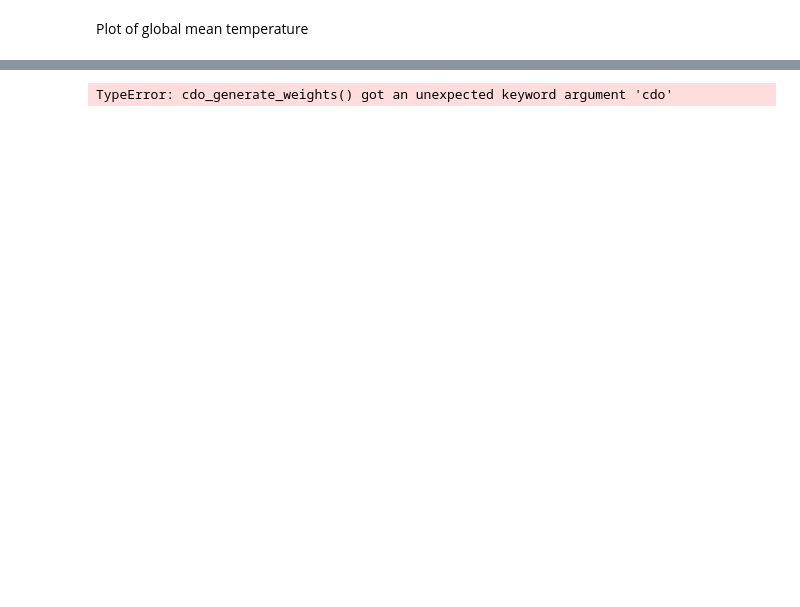
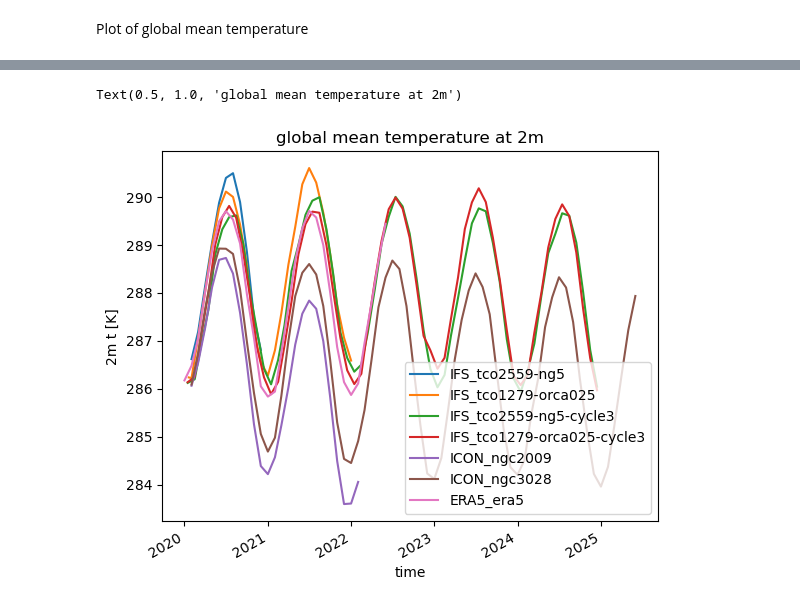
Before and after one commit to DestinE-Climate-DT/AQUA, a Jupyter notebook: diagnostics/basic_stats/global_temp.ipynb, the cells around one changed output, grey strips where cells are left out. Cells and saved outputs as stored; diff of their text form; code cells hidden in the pictures; blank space fills up the shorter version.

Commit message:
includes cycle3 with LRA

```diff
--- a/diagnostics/basic_stats/global_temp.ipynb
+++ b/diagnostics/basic_stats/global_temp.ipynb
@@ -57,25 +60,26 @@ data
 Plot of global mean temperature
 # %%
 model_list = ["IFS", "ICON", "ERA5"]
-exp_name = {"IFS": ["tco2559-ng5","tco1279-orca025"], "ICON": ["ngc2009", "ngc3026", "ngc3026"], "ERA5": ["era5"]}
+exp_name = {"IFS": ["tco2559-ng5","tco1279-orca025", "tco2559-ng5-cycle3", "tco1279-orca025-cycle3"], "ICON": ["ngc2009", "ngc3028"], "ERA5": ["era5"]}
 source = {"IFS": ["lra-r100-monthly"], "ICON": ["lra-r100-monthly"], "ERA5": ["monthly"]}
-#varnames = {"IFS": ["2t"], "ICON": ["2t"], "ERA5": ["T2M"]}
+
 data = {}
 for model in model_list:
     for exp in exp_name[model]:
         for src in source[model]:
             if model=="ERA5":
-                reader = Reader(model=model, exp=exp, source=src, regrid="r100")
+                reader = Reader(model=model, exp=exp, source=src)
                 data[(model, exp)] = reader.retrieve(fix=False)["T2M"].isel(time=range(-36,-6))
+                data[(model, exp)]=reader.fldmean(data[(model, exp)])
             else:
-                reader = Reader(model=model, exp=exp, source=src, regrid="r100")
+                reader = Reader(model=model, exp=exp, source=src)
                 data[(model, exp)] = reader.retrieve()["2t"]
-
+                data[(model, exp)]=reader.fldmean(data[(model, exp)])
 plt.figure()
 for model in model_list:
     for exp in exp_name[model]:
-        reader.fldmean(data[(model, exp)]).plot(label=f"{model}_{exp}")
-plt.legend()
+        data[(model, exp)].plot(label=f"{model}_{exp}")
+plt.legend(fontsize=10)
 plt.ylabel("2m t [K]")
 plt.title("global mean temperature at 2m")
 # %% [output]
@@ -85 +92,2 @@ plt.title("global mean temperature at 2m")
-TypeError: cdo_generate_weights() got an unexpected keyword argument 'cdo'
+Text(0.5, 1.0, 'global mean temperature at 2m')
+[figure, added]
```
Also changed, not shown: parts of 3 cells of this notebook.
